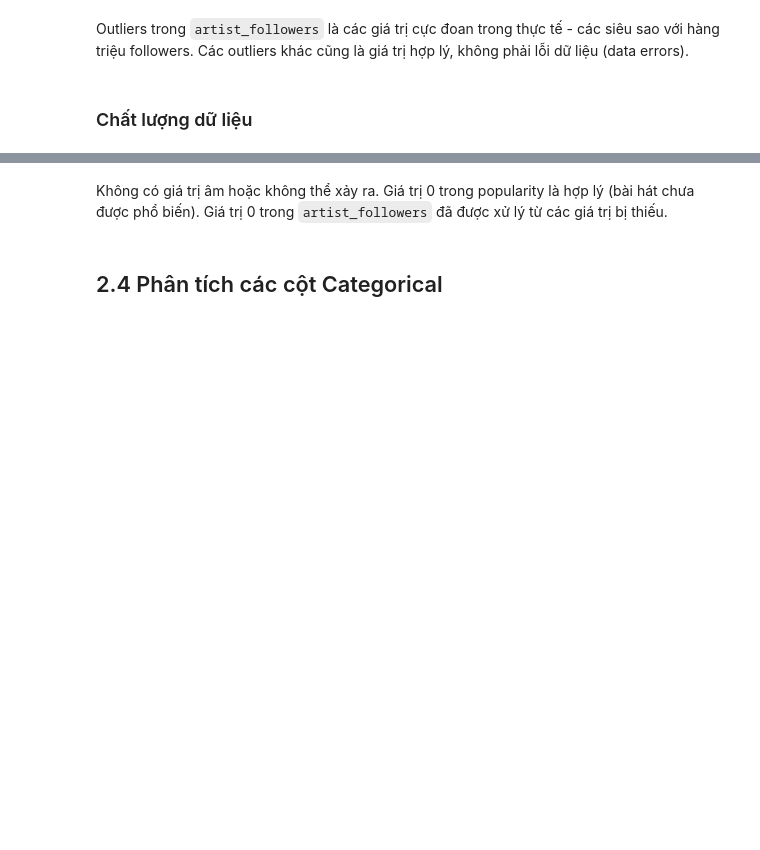
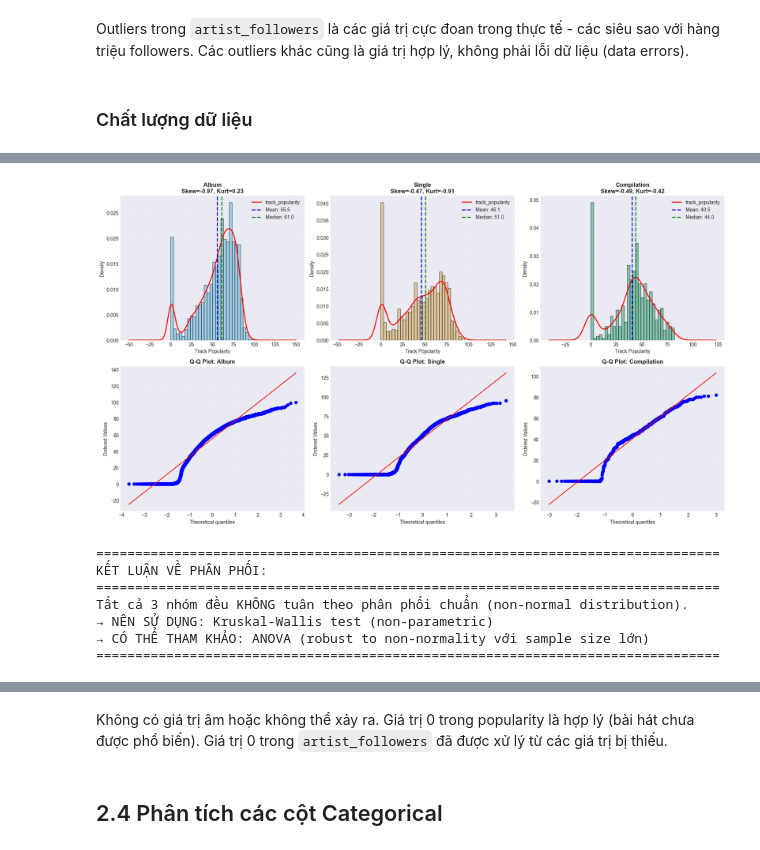
Before and after one commit to chisngyen/Spotify_Global_Music_Analysis, a Jupyter notebook: notebooks/final_notebook.ipynb, the cells around one changed output, grey strips where cells are left out. Saved outputs shown, nothing was run; the diff lists cells and outputs as text; code cells hidden in the pictures; blank space fills up the shorter version.

```diff
--- a/notebooks/final_notebook.ipynb
+++ b/notebooks/final_notebook.ipynb
@@ -254,3 +318,70 @@ for col in key_cols:
 Outliers trong `artist_followers` là các giá trị cực đoan trong thực tế - các siêu sao với hàng triệu followers. Các outliers khác cũng là giá trị hợp lý, không phải lỗi dữ liệu (data errors).
 # %% [markdown]
 ### Chất lượng dữ liệu
+# %%
+# Kiểm tra phân phối cho từng nhóm album_type
+from scipy.stats import shapiro, anderson, normaltest
+
+# Chuẩn bị dữ liệu
+group_album = df[df['album_type'] == 'album']['track_popularity'].dropna()
+group_single = df[df['album_type'] == 'single']['track_popularity'].dropna()
+group_compilation = df[df['album_type'] == 'compilation']['track_popularity'].dropna()
+
+print("="*80)
+print("KIỂM TRA PHÂN PHỐI CHO TỪNG NHÓM ALBUM_TYPE")
+print("="*80)
+
+groups = {
+    'Album': group_album,
+    'Single': group_single,
+    'Compilation': group_compilation
+}
+
+fig, axes = plt.subplots(2, 3, figsize=(18, 10))
+
+for idx, (name, data) in enumerate(groups.items()):
+    print(f"\n{name} (n={len(data)}):")
+    print(f"  Mean: {data.mean():.2f}, Median: {data.median():.2f}")
+    print(f"  Skewness: {data.skew():.3f}, Kurtosis: {data.kurtosis():.3f}")
+
+    # Shapiro-Wilk test (n < 5000)
+    if len(data) <= 5000:
+        stat_sw, p_sw = shapiro(data)
+        print(f"  Shapiro-Wilk: W={stat_sw:.4f}, p-value={p_sw:.4e}")
+        print(f"    → {'KHÔNG tuân theo phân phối chuẩn' if p_sw < 0.05 else 'Có thể tuân theo phân phối chuẩn'}")
+
+    # Anderson-Darling test
+    result_ad = anderson(data)
+    print(f"  Anderson-Darling: statistic={result_ad.statistic:.4f}")
+    print(f"    Critical values: {result_ad.critical_values}")
+    print(f"    → {'KHÔNG tuân theo phân phối chuẩn' if result_ad.statistic > result_ad.critical_values[2] else 'Có thể tuân theo phân phối chuẩn'} (at 5% significance)")
+
+    # Histogram + KDE
+    axes[0, idx].hist(data, bins=30, alpha=0.6, color=['#6FBEE0', '#DAAF65', '#42AB84'][idx],
+                      edgecolor='black', density=True)
+    data.plot(kind='kde', ax=axes[0, idx], color='red', linewidth=2)
+    axes[0, idx].axvline(data.mean(), color='blue', linestyle='--', linewidth=2, label=f'Mean: {data.mean():.1f}')
+    axes[0, idx].axvline(data.median(), color='green', linestyle='--', linewidth=2, label=f'Median: {data.median():.1f}')
+    axes[0, idx].set_title(f'{name}\nSkew={data.skew():.2f}, Kurt={data.kurtosis():.2f}', fontweight='bold')
+    axes[0, idx].set_xlabel('Track Popularity')
+    axes[0, idx].set_ylabel('Density')
+    axes[0, idx].legend()
+    axes[0, idx].grid(alpha=0.3)
+
+    # Q-Q plot
+    from scipy import stats as sp_stats
+    sp_stats.probplot(data, dist="norm", plot=axes[1, idx])
+    axes[1, idx].set_title(f'Q-Q Plot: {name}', fontweight='bold')
+    axes[1, idx].grid(alpha=0.3)
+
+plt.tight_layout()
+plt.show()
+
+print("\n" + "="*80)
+print("KẾT LUẬN VỀ PHÂN PHỐI:")
+print("="*80)
+print("Tất cả 3 nhóm đều KHÔNG tuân theo phân phối chuẩn (non-normal distribution).")
+print("→ NÊN SỬ DỤNG: Kruskal-Wallis test (non-parametric)")
+print("→ CÓ THỂ THAM KHẢO: ANOVA (robust to non-normality với sample size lớn)")
+print("="*80)
+# %% [output]
@@ -257,3 +405,11 @@ Outliers trong `artist_followers` là các giá trị cực đoan trong thực t
+[figure, added]
+================================================================================
+KẾT LUẬN VỀ PHÂN PHỐI:
+================================================================================
+Tất cả 3 nhóm đều KHÔNG tuân theo phân phối chuẩn (non-normal distribution).
+→ NÊN SỬ DỤNG: Kruskal-Wallis test (non-parametric)
+→ CÓ THỂ THAM KHẢO: ANOVA (robust to non-normality với sample size lớn)
+================================================================================
 # %%
 for col in numerical_cols:
     missing_pct = df[col].isnull().sum() / len(df) * 100
```
Also changed, not shown: parts of 65 cells of this notebook.
